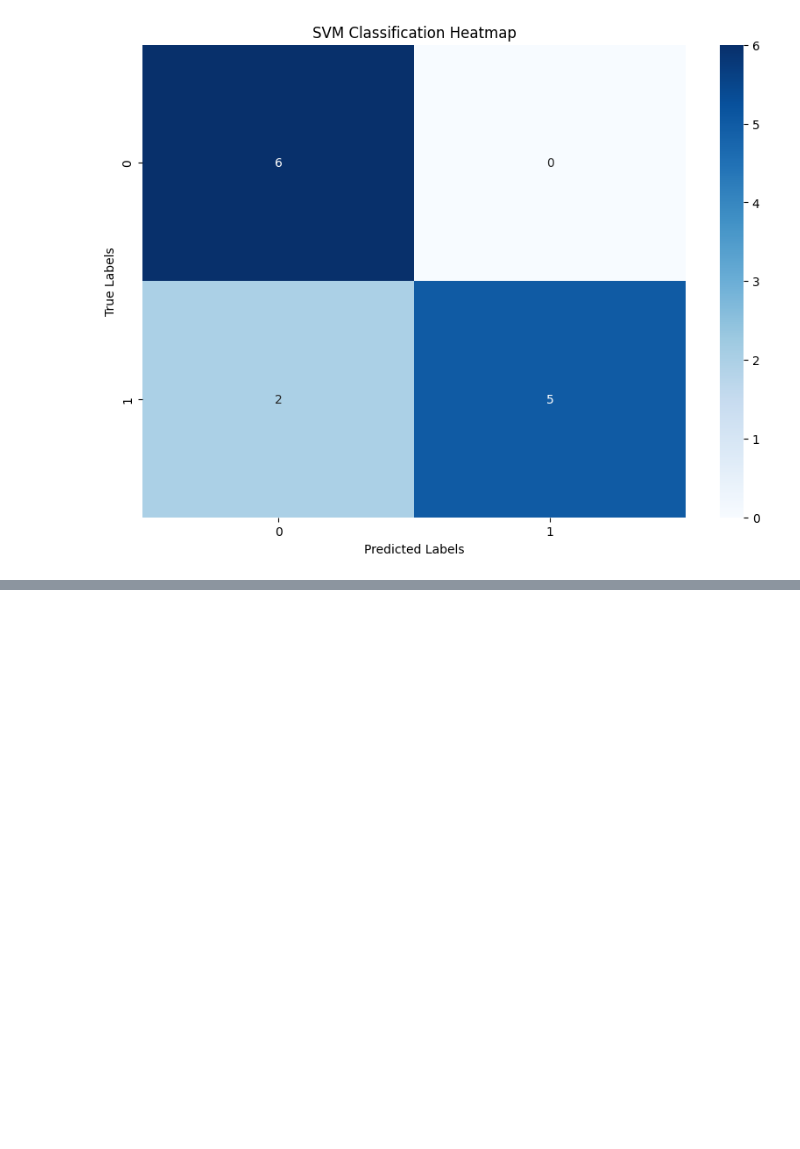
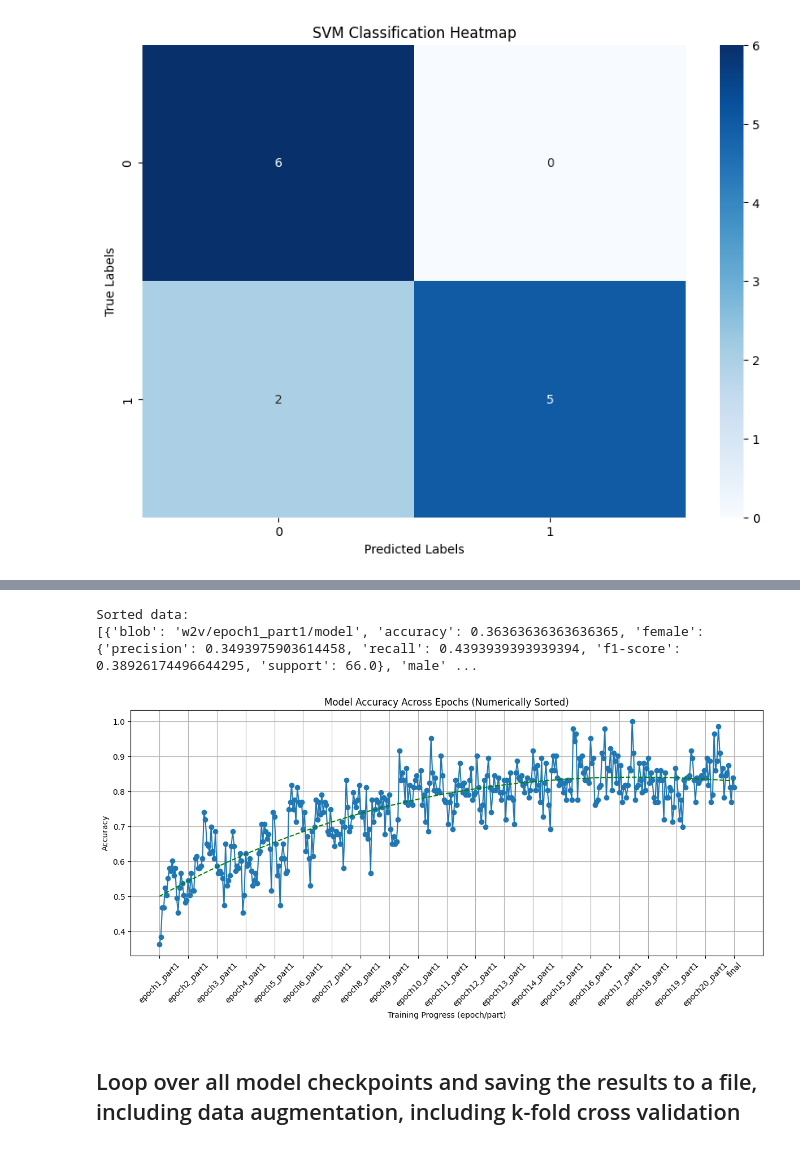
Before and after one commit to KleinJonasUVT/biasintransformers, a Jupyter notebook: code/SVM_W2V.ipynb, the cells around one changed output, grey strips where cells are left out. Cells and saved outputs as stored; diff of their text form; code cells hidden in the pictures; blank space fills up the shorter version.

```diff
--- a/code/SVM_W2V.ipynb
+++ b/code/SVM_W2V.ipynb
@@ -214,0 +374,51 @@ Class labels: [0 1]
+# %%
+import json
+import matplotlib.pyplot as plt
+
+# Load the data
+with open('batch_results/model_comparison.json', 'r') as f:
+    data = json.load(f)
+
+def extract_epoch_part(blob):
+    # Example: epoch10_part3 → (10, 3)
+    match = re.search(r'epoch(\d+)_part(\d+)', blob)
+    if match:
+        return int(match.group(1)), int(match.group(2))
+    return (float('inf'), float('inf'))  # push weird entries to the end
+
+# Sort using numeric epoch/part
+data_sorted = sorted(data, key=lambda x: extract_epoch_part(x['blob']))
+
+print("Sorted data:")
+print(data_sorted)
+
+# Collect data
+x = []
+y = []
+
+for entry in data_sorted:
+    step_label = entry['blob'].split('/')[-2]  # e.g., 'epoch1_part3'
+    x.append(step_label)
+    y.append(entry['accuracy'])
+
+x_labels = [entry['blob'].split('/')[-2] for entry in data_sorted]
+x = list(range(len(x_labels)))
+y = [entry['accuracy'] for entry in data_sorted]
+
+plt.figure(figsize=(12, 6))
+plt.plot(x, y, marker='o')
+plt.plot(x, np.poly1d(np.polyfit(x, y, 3))(x), 'g--', label='Polynomial Trend')
+N = 20
+plt.xticks(ticks=range(0, len(x), N), labels=[x_labels[i] for i in range(0, len(x), N)], rotation=45)
+plt.grid(True)
+plt.xlabel("Training Progress (epoch/part)")
+plt.ylabel("Accuracy")
+plt.title("Model Accuracy Across Epochs (Numerically Sorted)")
+plt.tight_layout()
+plt.show()
+# %% [output]
+Sorted data:
+[{'blob': 'w2v/epoch1_part1/model', 'accuracy': 0.36363636363636365, 'female': {'precision': 0.3493975903614458, 'recall': 0.4393939393939394, 'f1-score': 0.38926174496644295, 'support': 66.0}, 'male' ...
+[figure, added]
+# %% [markdown]
+## Loop over all model checkpoints and saving the results to a file, including data augmentation, including k-fold cross validation
```
Also changed, not shown: parts of 4 cells of this notebook, 5 other files.
